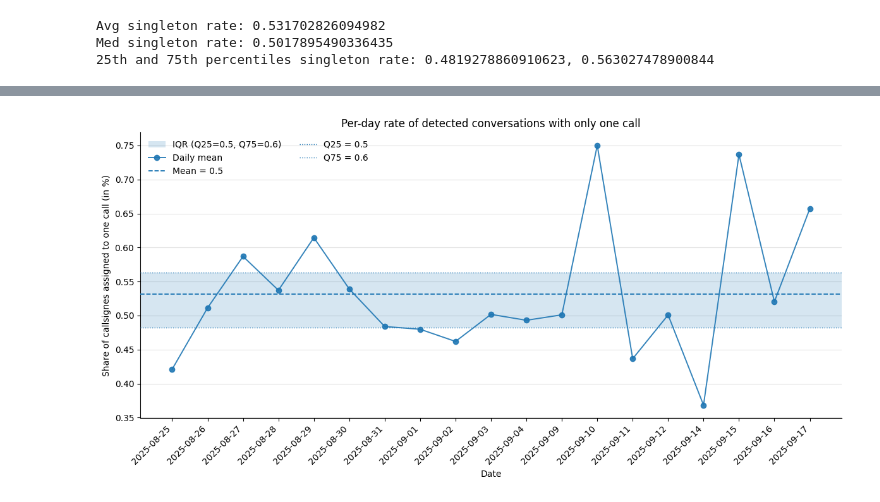
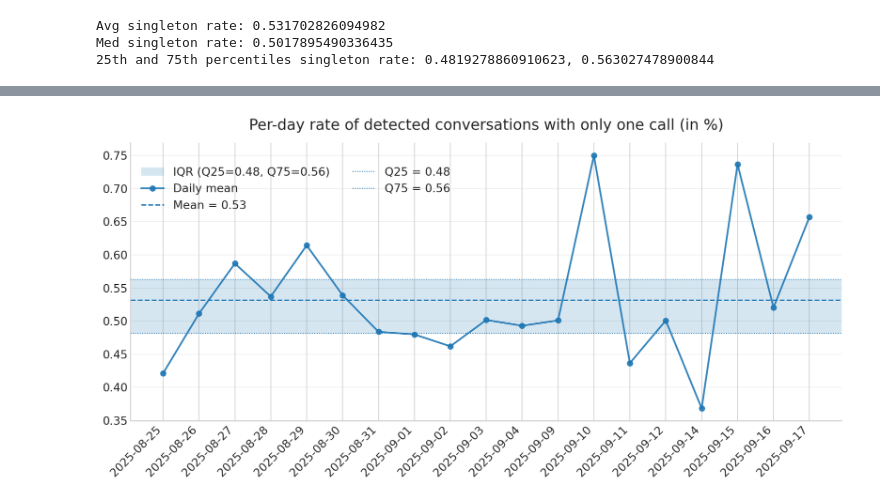
Before and after one commit to kruuZHAW/atc_clearances, a Jupyter notebook: notebooks/01_transcription_performance.ipynb, the cells around one changed output, grey strips where cells are left out. Saved outputs shown, nothing was run; the diff lists cells and outputs as text; code cells hidden in the pictures.

```diff
--- a/notebooks/01_transcription_performance.ipynb
+++ b/notebooks/01_transcription_performance.ipynb
@@ -491,45 +526,60 @@ Med singleton rate: 0.5017895490336435
 # %%
 # Gaps between communications of a same conversation (same callsign)
-import matplotlib.pyplot as plt
 
 singleton_rate = []
 for date_key, df in callsigns_coms.items():
     counts = df.loc[df.matched].groupby('callsign').size()
-    singleton_rate.append((pd.to_datetime(str(date_key), format='%Y%m%d'), (counts==1).mean()))
+    singleton_rate.append((pd.to_datetime(str(date_key), format='%Y%m%d'),
+                           (counts == 1).mean()))
 
 per_day = pd.DataFrame(singleton_rate, columns=['date', 'singleton_rate']).sort_values('date')
 per_day.set_index('date', inplace=True)
 
 y = per_day['singleton_rate']
 mean_val = y.mean()
 q25, q75 = np.quantile(y, [0.25, 0.75])
 
-x = np.arange(len(per_day))                                  # 0..N-1
-labels = per_day.index.strftime('%Y-%m-%d')                  # tick labels
+# --- Plot ---
+x = np.arange(len(per_day))
+labels = per_day.index.strftime('%Y-%m-%d')
 
-fig, ax = plt.subplots(figsize=(12,6))
-ax.axhspan(q25, q75, alpha=0.18, label=f'IQR (Q25={q25:.1f}, Q75={q75:.1f})', zorder=1)
-ax.plot(x, y.values, marker='o', linewidth=1.4, alpha=0.9, zorder=3, label='Daily mean')
-ax.axhline(mean_val, linestyle='--', linewidth=1.3, zorder=4, label=f'Mean = {mean_val:.1f}')
-ax.axhline(q25, linestyle=':', linewidth=1.0, zorder=4, label=f'Q25 = {q25:.1f}')
-ax.axhline(q75, linestyle=':', linewidth=1.0, zorder=4, label=f'Q75 = {q75:.1f}')
+plt.style.use('seaborn-v0_8-whitegrid')
+fig, ax = plt.subplots(figsize=(12, 6))
+
+# IQR band and reference lines
+ax.axhspan(q25, q75, alpha=0.18, label=f'IQR (Q25={q25:.2f}, Q75={q75:.2f})', zorder=1)
+ax.plot(x, y.values, marker='o', linewidth=2.0, alpha=0.9, zorder=3, label='Daily mean')
+ax.axhline(mean_val, linestyle='--', linewidth=1.5, zorder=4, label=f'Mean = {mean_val:.2f}')
+ax.axhline(q25, linestyle=':', linewidth=1.0, zorder=4, label=f'Q25 = {q25:.2f}')
+ax.axhline(q75, linestyle=':', linewidth=1.0, zorder=4, label=f'Q75 = {q75:.2f}')
+
+# Labels and ticks
 ax.set_xticks(x)
-ax.set_xticklabels(labels, rotation=45, ha='right')
-ax.set_xlabel('Date')
-ax.set_ylabel('Share of callsignes assigned to one call (in %)')
-ax.set_title('Per-day rate of detected conversations with only one call')
-ax.set_axisbelow(True); ax.grid(axis='y', alpha=0.35)
-ax.spines['top'].set_visible(False); ax.spines['right'].set_visible(False)
+ax.set_xticklabels(labels, rotation=45, ha='right', fontsize=13)
+ax.tick_params(axis='y', labelsize=13)
+# ax.set_xlabel('Date', fontsize=13, labelpad=10)
+# ax.set_ylabel('Share of callsigns assigned to one call (in %)', fontsize=13, labelpad=10)
+ax.set_title('Per-day rate of detected conversations with only one call (in %)', fontsize=17, pad=15)
+
+# Style
+ax.set_axisbelow(True)
+ax.grid(axis='y', alpha=0.35)
+ax.spines['top'].set_visible(False)
+ax.spines['right'].set_visible(False)
+
+# Legend
 handles, lab = ax.get_legend_handles_labels()
 order = [lab.index(l) for l in [
-    f'IQR (Q25={q25:.1f}, Q75={q75:.1f})', 'Daily mean',
-    f'Mean = {mean_val:.1f}', f'Q25 = {q25:.1f}', f'Q75 = {q75:.1f}'
+    f'IQR (Q25={q25:.2f}, Q75={q75:.2f})', 'Daily mean',
+    f'Mean = {mean_val:.2f}', f'Q25 = {q25:.2f}', f'Q75 = {q75:.2f}'
 ] if l in lab]
-ax.legend([handles[i] for i in order], [lab[i] for i in order], frameon=False, ncol=2)
+ax.legend([handles[i] for i in order],
+          [lab[i] for i in order],
+          frameon=False, ncol=2, fontsize=13, loc='upper left', bbox_to_anchor=(0, 0.95))
 
 plt.tight_layout()
 plt.show()
 # %% [output]
-[figure, old version]
+[figure, new version]
 # %%
 # Gaps between communications of a same conversation (same callsign)
```
Also changed, not shown: parts of 7 cells of this notebook, 8 other files.
